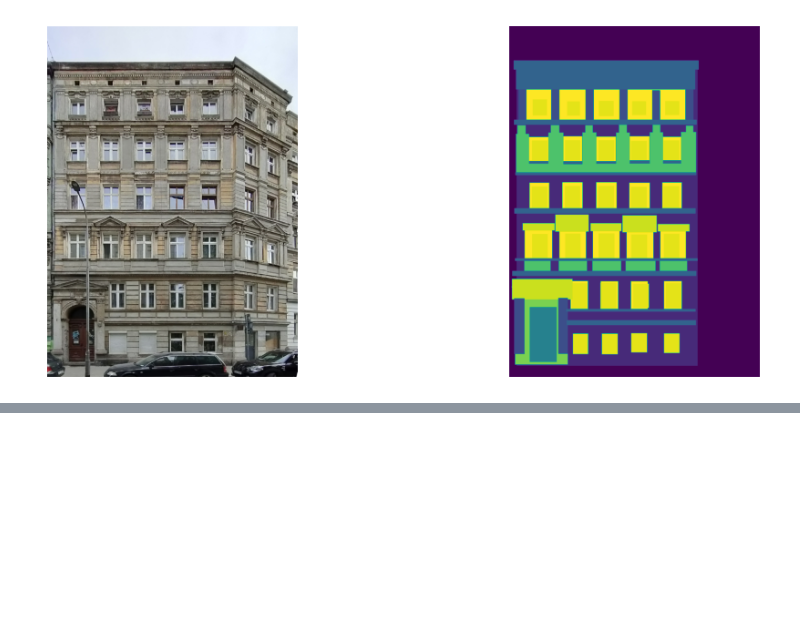
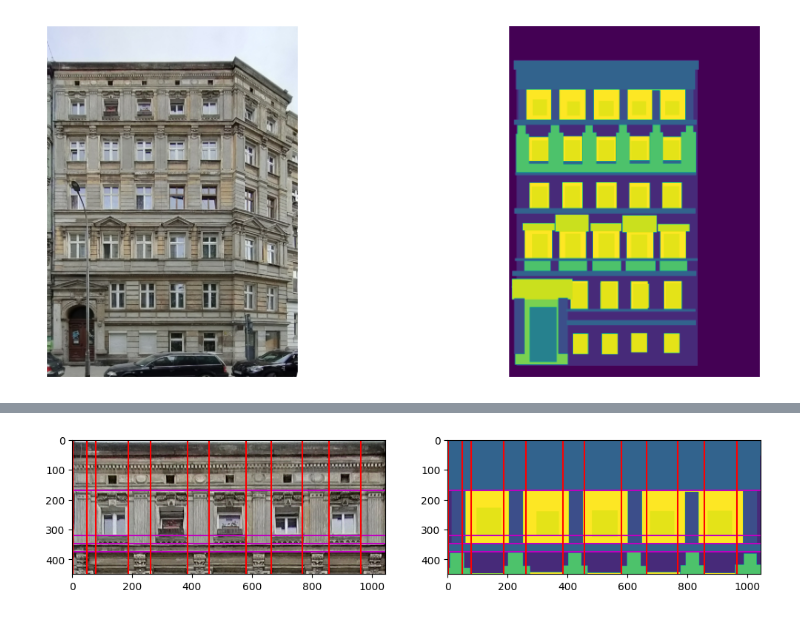
Before and after one commit to Tenements-facades-project/wrofacade, a Jupyter notebook: notebooks/2-useful-utilities.ipynb, the cells around one changed output, grey strips where cells are left out. Saved outputs shown, nothing was run; the diff lists cells and outputs as text; code cells hidden in the pictures; blank space fills up the shorter version.

```diff
--- a/notebooks/2-useful-utilities.ipynb
+++ b/notebooks/2-useful-utilities.ipynb
@@ -73,0 +136,4 @@ draw_facade_and_mask(
+# %%
+better_lattice[:5].plot()
+# %% [output]
+[figure, added]
```
Also changed, not shown: parts of 16 cells of this notebook.
